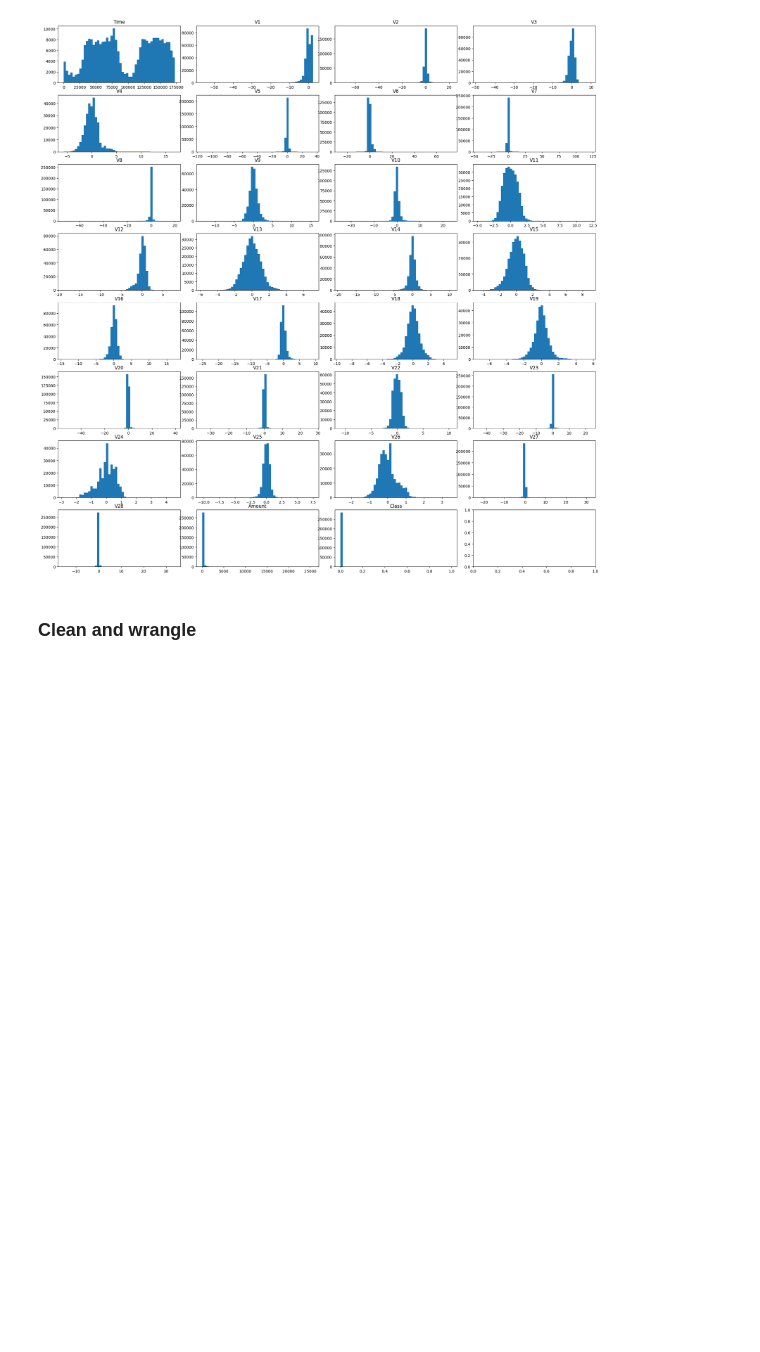
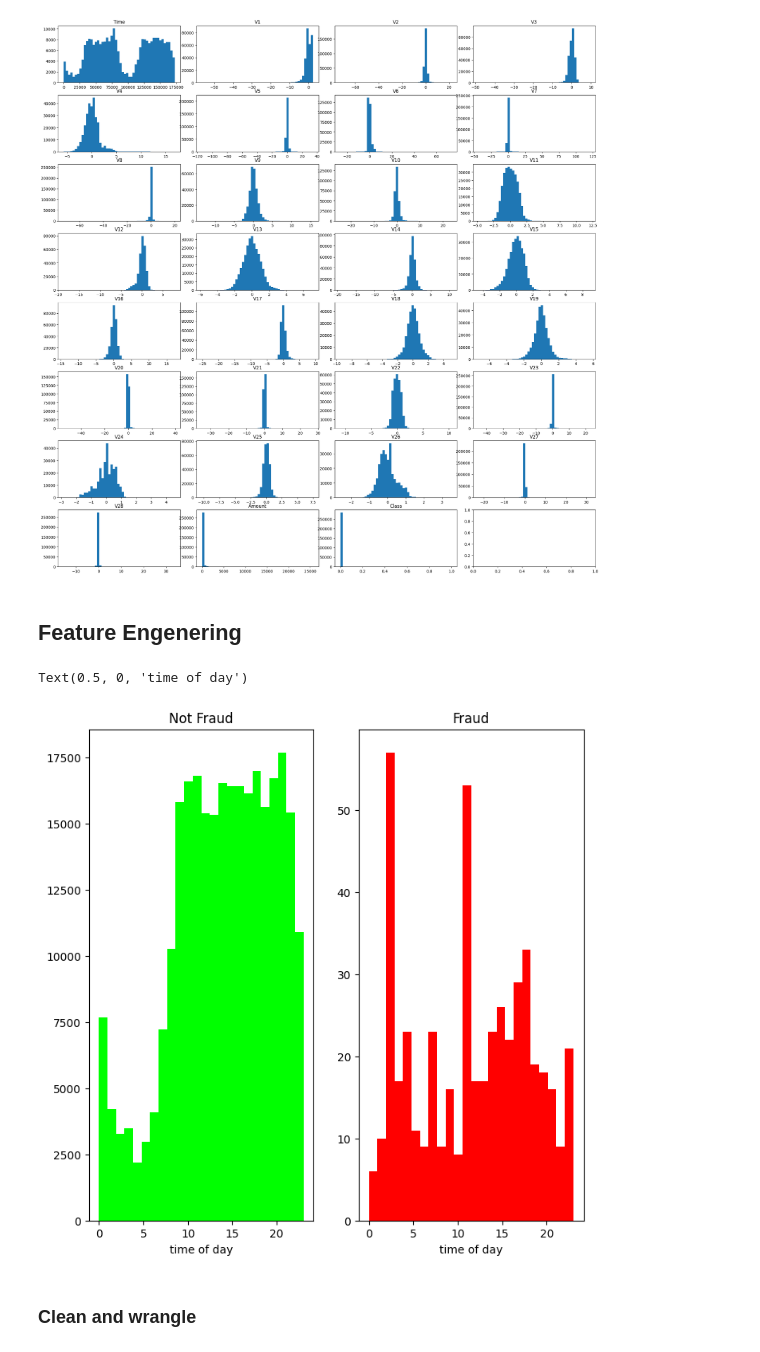
Before and after one commit to sigurdurb/credit-card-fraud-detector, a Jupyter notebook: DataAnalysis.ipynb, the cells around one changed output. Drawn from its saved outputs; the diff is of its cells as text; code cells hidden in the pictures; blank space fills up the shorter version.

Commit message:
Added some visualizations showing the distribution of when transactions are made

```diff
--- a/DataAnalysis.ipynb
+++ b/DataAnalysis.ipynb
@@ -161,6 +161,25 @@ for i , f_id in enumerate(credidcard_fraud_df.columns ):
     axs[i//4][i%4].set_title(f_id)
 # %% [output]
 [figure]
+# %% [markdown]
+## Feature Engenering
+# %%
+# Create a new feild called
+credidcard_fraud_df["Time-Hour"]=credidcard_fraud_df["Time"]//60//60%24
+
+# Plot dist of transactions based on hour
+fig , axs = plt.subplots(1,2 , figsize = (8,8))
+
+axs[0].hist(credidcard_fraud_df[credidcard_fraud_df['Class']==0]['Time-Hour'].values , color = '#00ff00', bins=24)
+axs[0].set_title('Not Fraud')
+axs[0].set_xlabel('time of day')
+
+axs[1].hist(credidcard_fraud_df[credidcard_fraud_df['Class']==1]['Time-Hour'].values , color = '#ff0000', bins=24)
+axs[1].set_title('Fraud')
+axs[1].set_xlabel('time of day')
+# %% [output]
+Text(0.5, 0, 'time of day')
+[figure, added]
 # %% [markdown]
 ### Clean and wrangle
 # %% [markdown]
```
